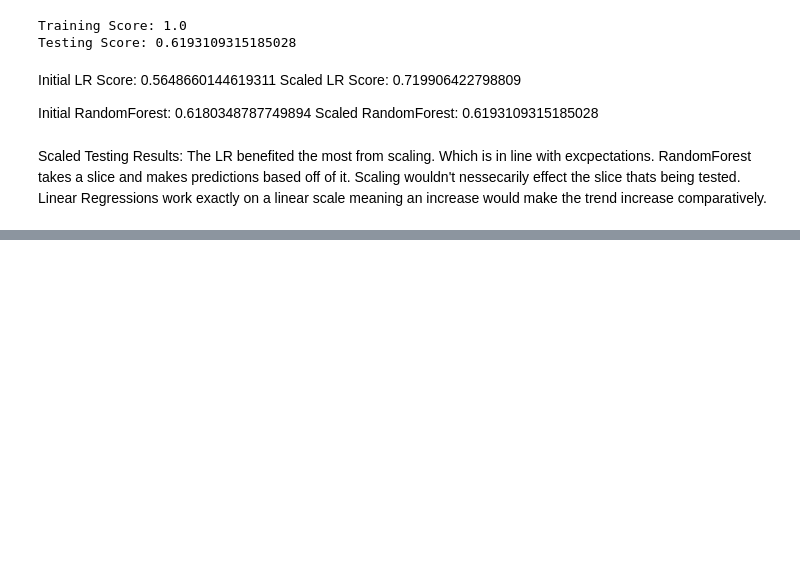
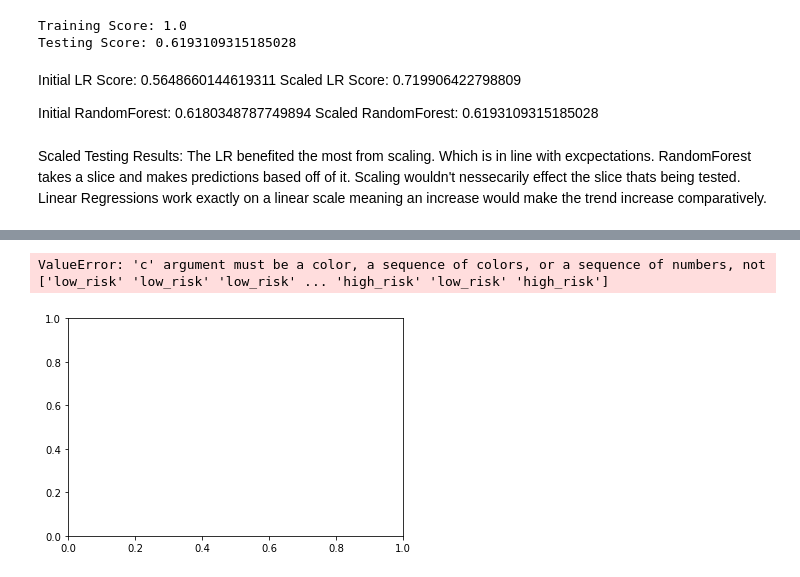
Before and after one commit to HanaZubovic/credit-risk-predictor, a Jupyter notebook: Credit Risk Evaluator.ipynb, the cells around one changed output, grey strips where cells are left out. Saved outputs shown, nothing was run; the diff lists cells and outputs as text; code cells hidden in the pictures; blank space fills up the shorter version.

```diff
--- a/Credit Risk Evaluator.ipynb
+++ b/Credit Risk Evaluator.ipynb
@@ -80,0 +88,6 @@ The LR benefited the most from scaling. Which is in line with excpectations. Ran
+# %%
+labels = clf.predict(X_test_scaled)
+plt.scatter(X_test_scaled[:,0], X_test_scaled[:,3], c=labels)
+# %% [output]
+ValueError: 'c' argument must be a color, a sequence of colors, or a sequence of numbers, not ['low_risk' 'low_risk' 'low_risk' ... 'high_risk' 'low_risk' 'high_risk']
+[figure, added]
```
Also changed, not shown: parts of 9 cells of this notebook.
